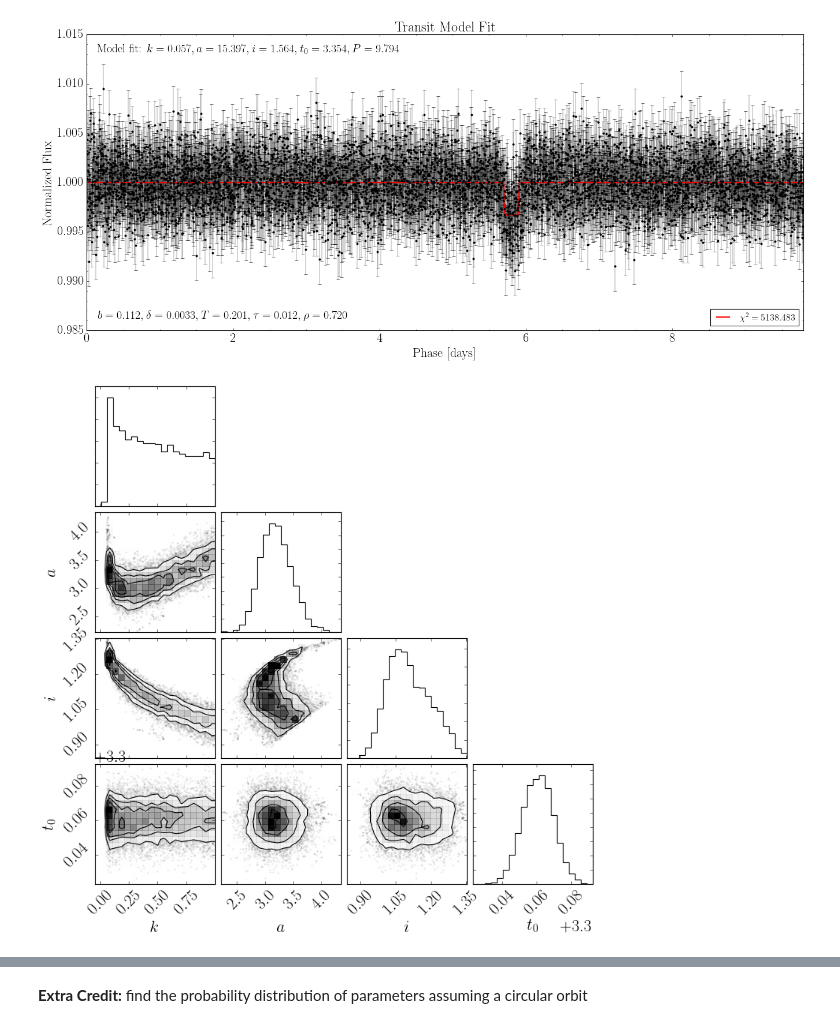
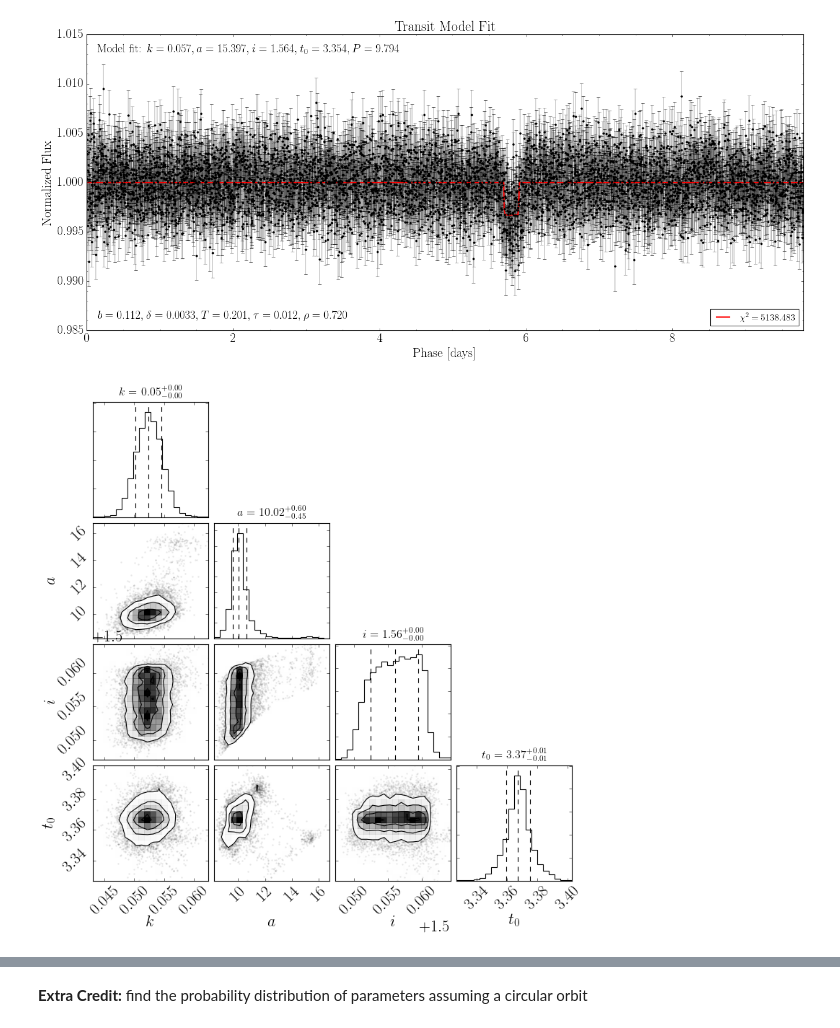
Before and after one commit to jbirky/exoplanet_models, a Jupyter notebook: transit_model.ipynb, the cells around one changed output, grey strips where cells are left out. Drawn from its saved outputs; the diff is of its cells as text; code cells hidden in the pictures.

```diff
--- a/transit_model.ipynb
+++ b/transit_model.ipynb
@@ -184,5 +184,5 @@ def phase_fold(time, flux, flux_err, P):
 # %%
 model = BoxLeastSquares(time * u.day, flux, dy=flux_err)
 
-periods = np.linspace(1, 50, 1e5) * u.day
+periods = np.linspace(1, 50, 100000) * u.day
 periodogram = model.power(periods, 0.2)
@@ -194,0 +189,7 @@ best period: 9.793627936279362 d
+# %%
+best_period = periodogram.period[np.argmax(periodogram.power)].value
+
+phase_time, phase_flux, phase_flux_err = phase_fold(time, flux, flux_err, best_period)
+
+plt.plot(periodogram.period, periodogram.power);
+print('best period:', best_period)
@@ -290,7 +287,7 @@ def log_prior(theta):
     """
     k, a, i, t0 = theta
     if (bounds[0][0] < k < bounds[0][1]) & (bounds[1][0] < a < bounds[1][1]) \
-        & (bounds[2][0] < i < bounds[2][1]) & (bounds[3][0] < t0 < bounds[3][1]) & (.1 < a*np.cos(i) < .2):
+        & (bounds[2][0] < i < bounds[2][1]) & (bounds[3][0] < t0 < bounds[3][1]) & (a*np.cos(i) < 1):
         return 0.0
     return -np.inf
 
@@ -338,6 +337,9 @@ b_sol, delta_sol, T_sol, tau_sol, rho_sol = plot_lc_model(soln.x, data, best_per
 pos = soln.x + 1e-4 * np.random.randn(32, 4)
 nwalkers, ndim = pos.shape
 
-sampler = emcee.EnsembleSampler(nwalkers, ndim, log_probability, args=(data, P))
-sampler.run_mcmc(pos, 5000, progress=True);
+with Pool() as pool:
+    sampler = emcee.EnsembleSampler(nwalkers, ndim, log_probability, args=(data, P), pool=pool)
+    sampler.run_mcmc(pos, 5000, progress=True);
+
+flat_samples = sampler.get_chain(discard=100, thin=15, flat=True)
 # %%
@@ -346,7 +348,8 @@ np.save('mcmc_run2', flat_samples)
 # %%
 flat_samples = sampler.get_chain(discard=100, thin=15, flat=True)
 # %%
-fig = corner.corner(flat_samples, labels=[r'$k$', r'$a$', r'$i$', r'$t_0$'], label_kwargs={'fontsize':20});
+fig = corner.corner(flat_samples, labels=[r'$k$', r'$a$', r'$i$', r'$t_0$'], label_kwargs={'fontsize':20}, \
+                   quantiles=[0.16, 0.5, 0.84], show_titles=True);
 fig.savefig('posterior.png')
 # %% [output]
-[figure, old version]
+[figure, new version]
```
Also changed, not shown: parts of 14 cells of this notebook.
